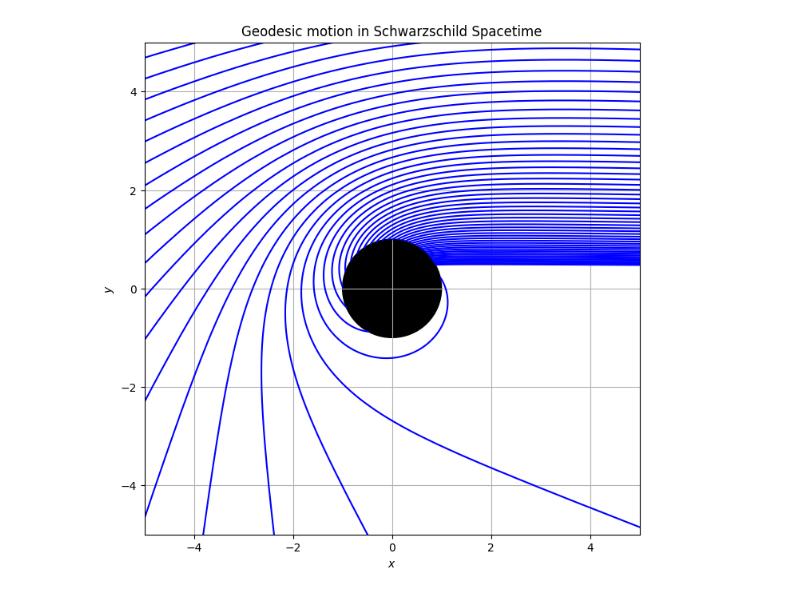
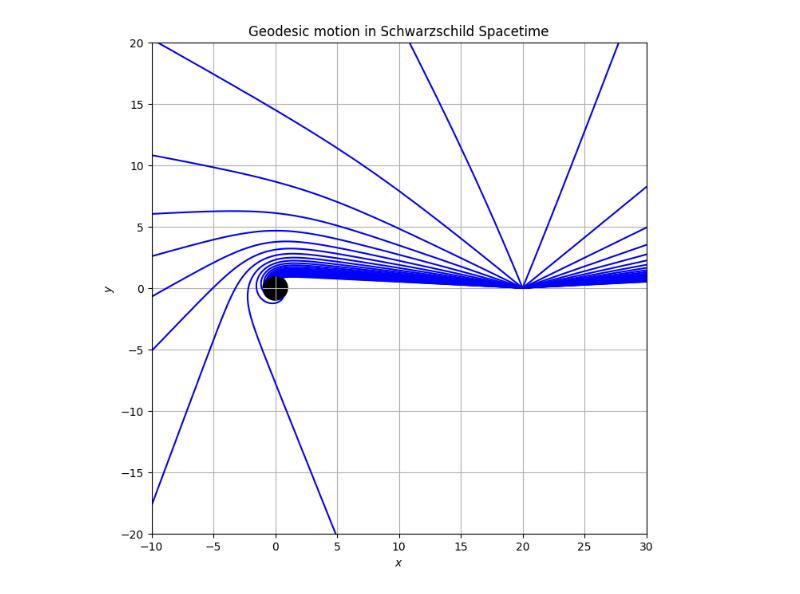
Before and after one commit to EmilWallberg/blackhole-helper-files, a Jupyter notebook: plots/schwarzschild.ipynb, the cells around one changed output. Saved outputs shown, nothing was run; the diff lists cells and outputs as text; code cells hidden in the pictures.

```diff
--- a/plots/schwarzschild.ipynb
+++ b/plots/schwarzschild.ipynb
@@ -8,16 +8,16 @@ rs = 1
 
 def eh_crop(t,u):
     # crop at EH or divergence, and stop by erasing the derivative.
-    if (u[0]>rs*3) or (u[0] < 1e-20):
-        return [0,0]
+    #if (u[0]>rs*3):
+    #   return [0,0]
     return [u[1], geodesic(u[0])]
 
 def geodesic(u):
     return -u * (1 - (3/2) * rs * u)
 
 # Range of initial conditions
-r_initial = [100] #np.linspace(3, 10, 3)
-du_0_values = np.geomspace(1e-4, 2, 200)  # Varying initial tangential velocities
+r_initial = [20] #np.linspace(3, 10, 3)
+du_0_values = np.linspace(-1, 1, 50)  # Varying initial tangential velocities
 
 phi_start = 0
 phi_max = 4 * np.pi
@@ -39,8 +39,8 @@ for r_0 in r_initial:
             eh_crop,
             [phi_start, phi_max],        # Start and end points
             initial_conditions,          # Initial conditions
-            method='RK45',               # Runge-Kutta method with adaptive step sizes
-            max_step=1e-2,                # Maximum step size to control resolution
+            method='RK45',                # Runge-Kutta
+            max_step=1e-2,               # Maximum step size to control resolution
             rtol=1e-6,                   # Relative tolerance for accuracy
             atol=1e-9                    # Absolute tolerance for accuracy
         )
@@ -48,33 +48,33 @@ for r_0 in r_initial:
         u_values = solution.y[0]
         r_values = 1 / u_values
 
         # Remove unphysical values (e.g., r <= rs)
         valid_indices = np.where(r_values >= 1)[0]
 
         # Find the first index where the condition does not hold
         first_invalid_index = np.argmax(r_values < 1)
         valid_indices = valid_indices[valid_indices < first_invalid_index]
 
         r_values = r_values[valid_indices]
         phi_values_filtered = solution.t[valid_indices]
 
         # Convert to Cartesian coordinates
         x_values = r_values * np.cos(phi_values_filtered)
         y_values = r_values * np.sin(phi_values_filtered)
 
         # Plot trajectory
         plt.plot(x_values, y_values, label=f'du_0 = {du_0:.01f}', color='blue')
 
 # Plot settings
 plt.xlabel(r'$x$')
 plt.ylabel(r'$y$')
 plt.title('Geodesic motion in Schwarzschild Spacetime')
 plt.grid()
 
 # Set x and y axis limits
-plt.xlim(-5, 5)
-plt.ylim(-5, 5)
+plt.xlim(-10, 30)
+plt.ylim(-20, 20)
 
 plt.show()
 # %% [output]
-[figure, old version]
+[figure, new version]
```
Also changed, not shown: parts of 1 cell of this notebook, 2 other files.
